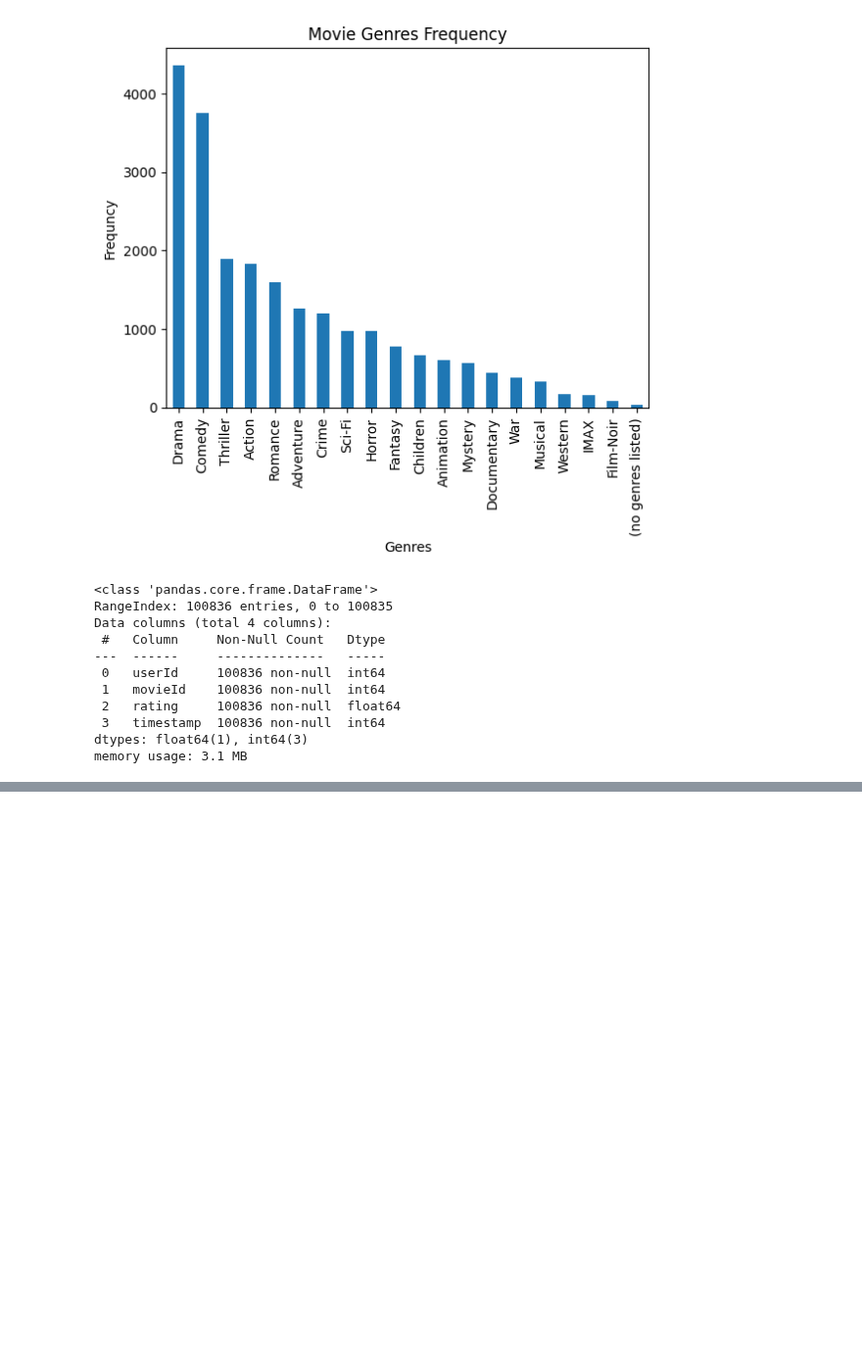
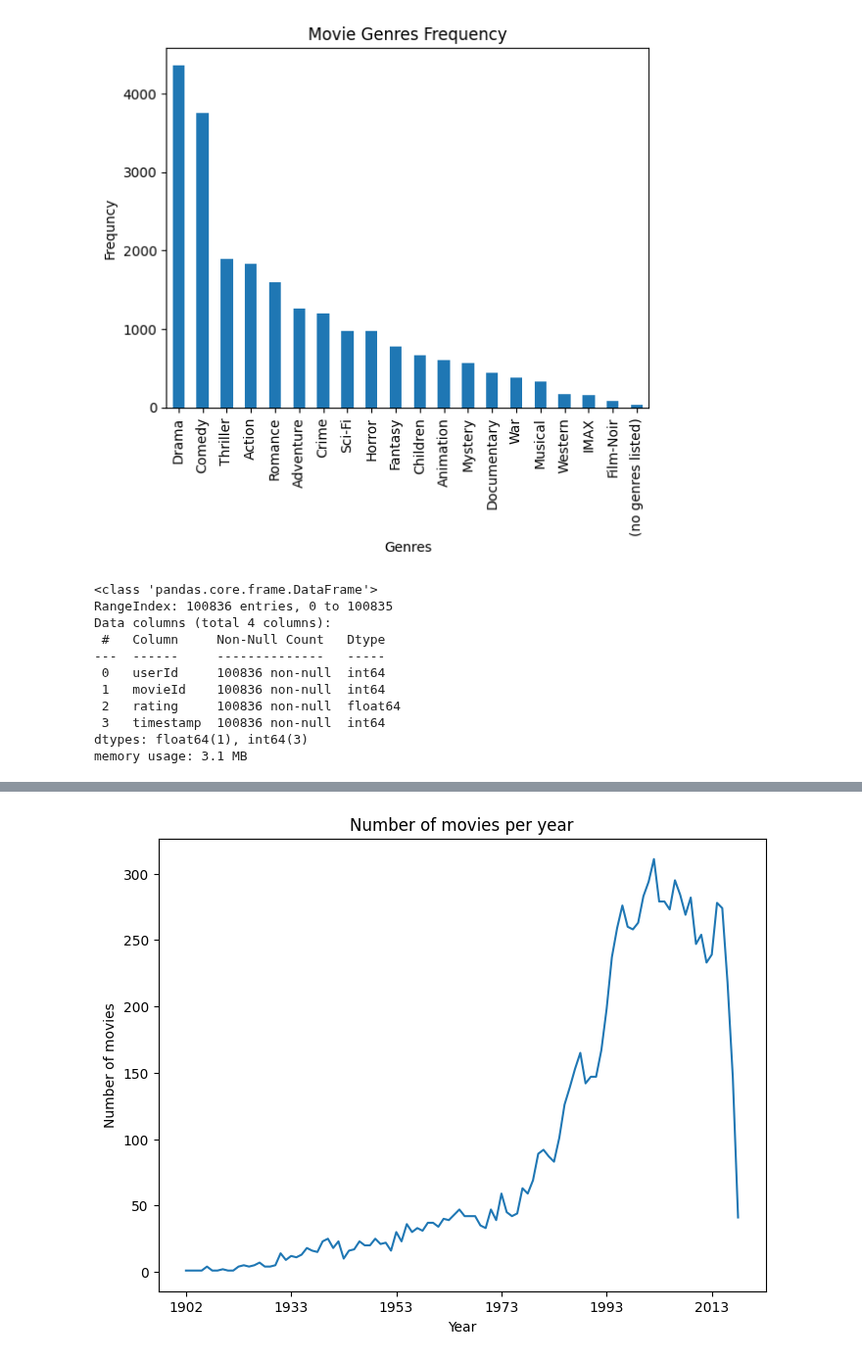
Before and after one commit to VineelaNedunuri/Machine-learning, a Jupyter notebook: Labb/Rekommender_system.ipynb, the cells around one changed output, grey strips where cells are left out. Shown at 98% size. Cells and saved outputs as stored; diff of their text form; code cells hidden in the pictures; blank space fills up the shorter version.

Commit message:
movies EDA

```diff
--- a/Labb/Rekommender_system.ipynb
+++ b/Labb/Rekommender_system.ipynb
@@ -211,0 +217,4 @@ df_ratings.describe().T # print summary of Statistics
+# %%
+# extract the year from the title column
+df_movies['year'] = df_movies['title'].str.extract(r'\((\d{4})\)')
+df_movies.head()
@@ -211,0 +228,4 @@ df_ratings.describe().T # print summary of Statistics
+# %%
+# count the number of movies per year
+df_movies_per_year = df_movies.groupby(by='year')['movieId'].count()
+df_movies_per_year
@@ -211,0 +246,12 @@ df_ratings.describe().T # print summary of Statistics
+# %%
+
+# Plot graphically
+df_movies_per_year.plot(
+    kind="line",
+    xlabel="Year",
+    ylabel="Number of movies",
+    title="Number of movies per year",
+    legend=False,figsize=(8, 6)
+);
+# %% [output]
+[figure, added]
```
Also changed, not shown: parts of 30 cells of this notebook.
